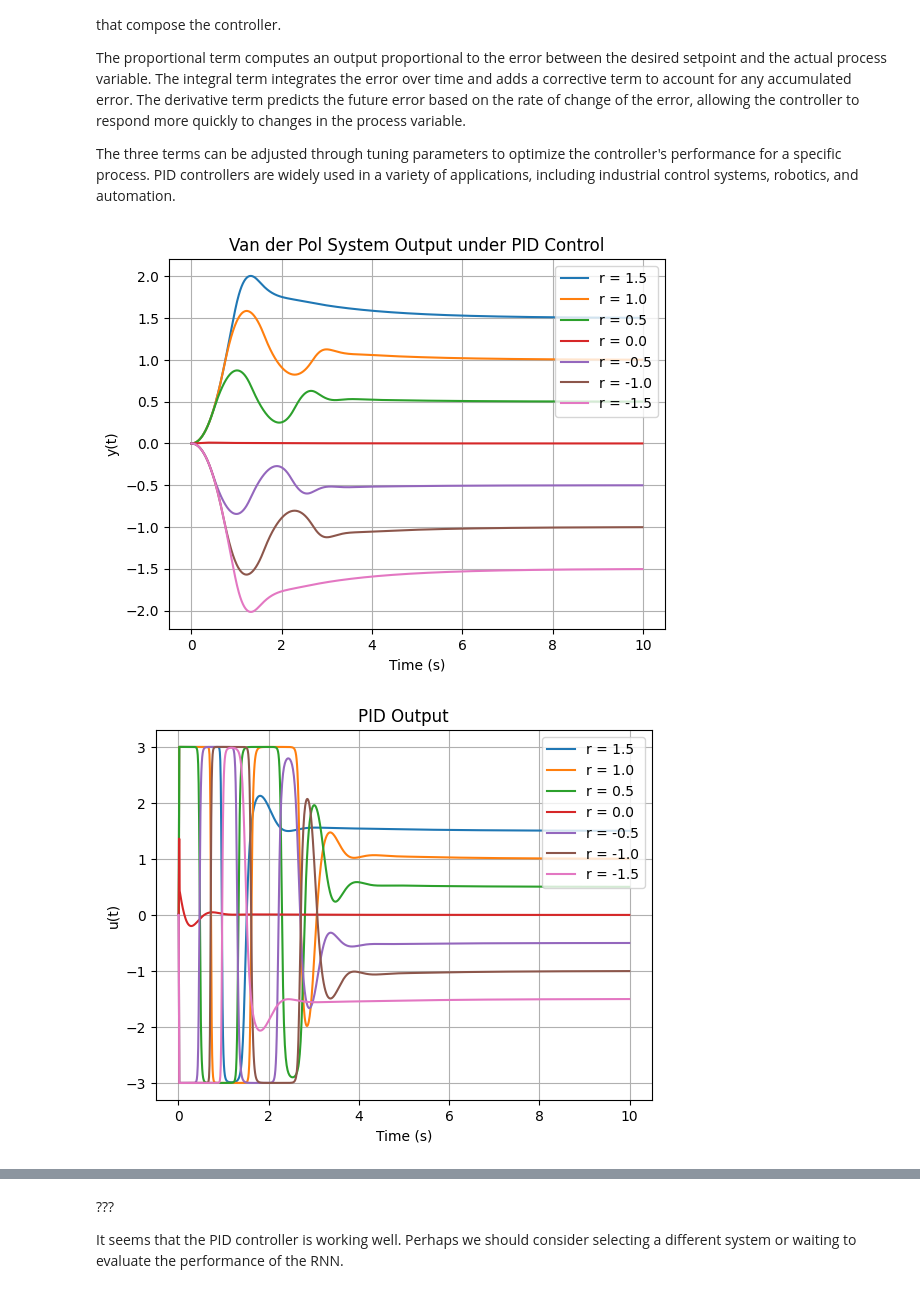
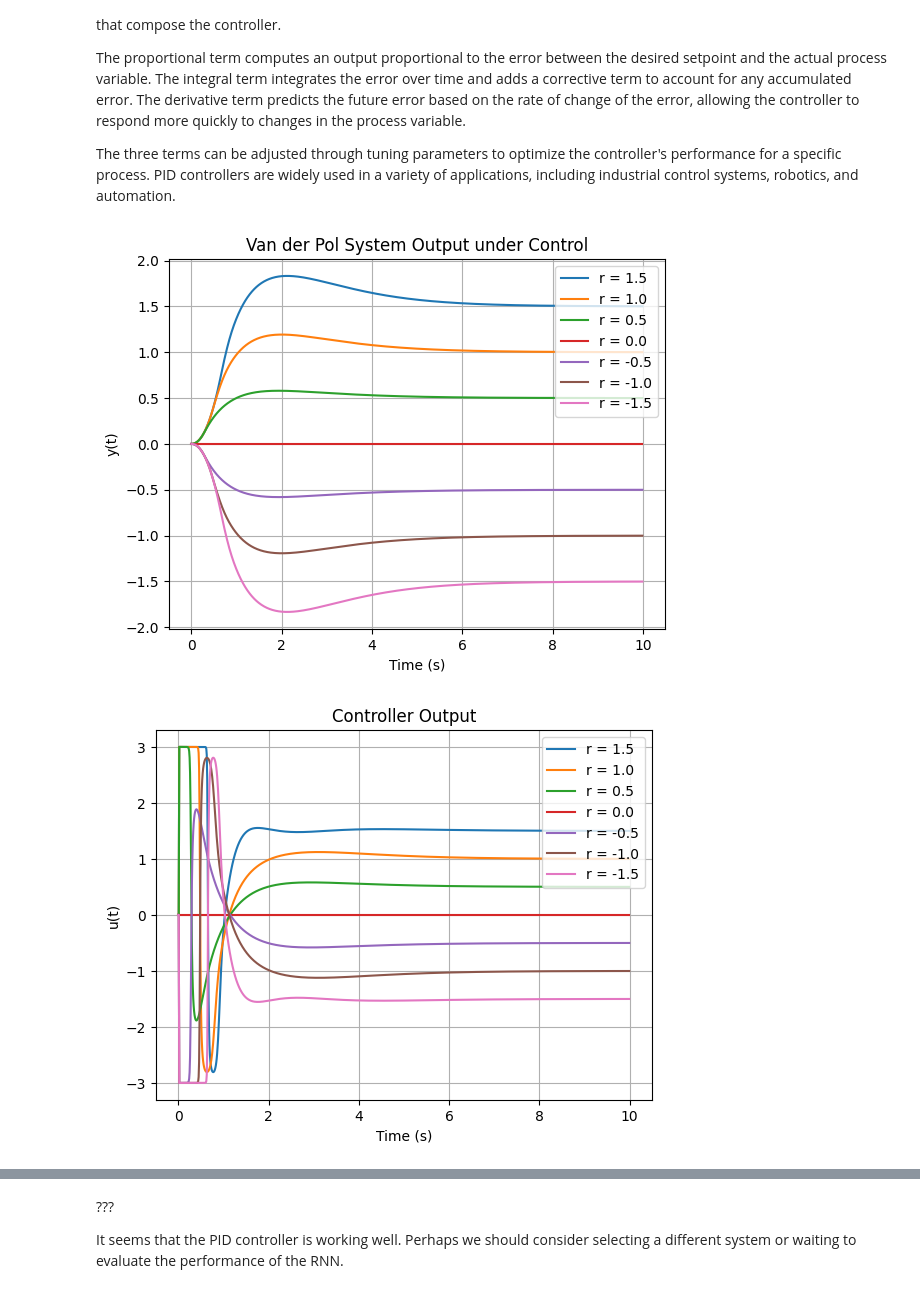
Before and after one commit to fernand0labra/ltu-D7047E-project, a Jupyter notebook: project.ipynb, the cells around one changed output, grey strips where cells are left out. Saved outputs shown, nothing was run; the diff lists cells and outputs as text; code cells hidden in the pictures.

```diff
--- a/project.ipynb
+++ b/project.ipynb
@@ -85,6 +85,7 @@ class VanDerPol:
         return ts, y
 
     def run_controlled(self, reference, t0, controller):
+        controller.reset()
         ts = t0 + np.array([self.dt * i for i in range(len(reference))])
         y = np.zeros(len(ts))
         u = np.zeros(len(ts))
@@ -143,6 +144,9 @@ class PIDController:
         self.out_max = out_max
         self.dt = dt
 
+        self.reset()
+
+    def reset(self):
         self.last_error = 0
         self.integral = 0
 
@@ -163,48 +167,50 @@ class PIDController:
 
         return output
 # %%
-dt = 0.01
+def simulate_sys_with_controller(controller):
+    t0 = 0
+    tf = 10.0  # final time
+    ts = np.zeros(int(tf / van_der_pol_sys.dt))
 
-kp, ki, kd = 20, 10, 3
-pid = PIDController(kp, ki, kd,-3, 3, dt=dt)
+    u_fig = plt.figure()
+    y_fig = plt.figure()
+    e_fig = plt.figure()
 
-t0 = 0
-tf = 10.0  # final time
-ts = np.zeros(int(tf / van_der_pol_sys.dt))
+    for reference in np.arange(1.5, -1.6, -0.5):
+        ts, y, u, e = van_der_pol_sys.run_controlled(
+            np.ones(len(ts)) * reference, t0, controller
+        )
+        # Plot the results
+        plt.figure(y_fig)
+        plt.plot(ts, y, label=f"r = {reference}")
 
-u_fig = plt.figure()
-y_fig = plt.figure()
-e_fig = plt.figure()
+        plt.figure(u_fig)
+        plt.plot(ts, u, label=f"r = {reference}")
 
-for reference in np.arange(1.5, -1.6, -0.5):
-    ts, y, u, e = van_der_pol_sys.run_controlled(np.ones(len(ts)) * reference, t0, pid)
-    # Plot the results
-    plt.figure(y_fig)
-    plt.plot(ts, y, label=f"r = {reference}")
+        plt.figure(e_fig)
+        plt.plot(ts, e, label=f"r = {reference}")
 
-    plt.figure(u_fig)
-    plt.plot(ts, u, label=f"r = {reference}")
+    def configure_figure(
+        u_fig, xlabel, ylabel, title, grid: bool = True, legend_loc="upper right"
+    ):
+        plt.figure(u_fig)
+        plt.legend(loc=legend_loc)
+        plt.xlabel(xlabel)
+        plt.ylabel(ylabel)
+        plt.title(title)
+        plt.grid(True)
 
-    plt.figure(e_fig)
-    plt.plot(ts, e, label=f"r = {reference}")
+    configure_figure(
+        y_fig, "Time (s)", "y(t)", "Van der Pol System Output under Control"
+    )
+    configure_figure(u_fig, "Time (s)", "u(t)", "Controller Output")
+    configure_figure(e_fig, "Time (s)", "e(t)", "Error Signal (Controller Input)")
 
 
-def configure_figure(
-    u_fig, xlabel, ylabel, title, grid: bool = True, legend_loc="upper right"
-):
-    plt.figure(u_fig)
-    plt.legend(loc=legend_loc)
-    plt.xlabel(xlabel)
-    plt.ylabel(ylabel)
-    plt.title(title)
-    plt.grid(True)
+kp, ki, kd = 20, 10, 10
+pid = PIDController(kp, ki, kd, -3, 3, dt=van_der_pol_sys.dt)
 
-
-configure_figure(
-    y_fig, "Time (s)", "y(t)", "Van der Pol System Output under PID Control"
-)
-configure_figure(u_fig, "Time (s)", "u(t)", "PID Output")
-configure_figure(e_fig, "Time (s)", "e(t)", "Error Signal (PID Input)")
+simulate_sys_with_controller(pid)
 # %% [output]
-[figure, old version]
+[figure, new version]
-[figure, old version]
+[figure, new version]
```
Also changed, not shown: parts of 25 cells of this notebook, 4 other files.
